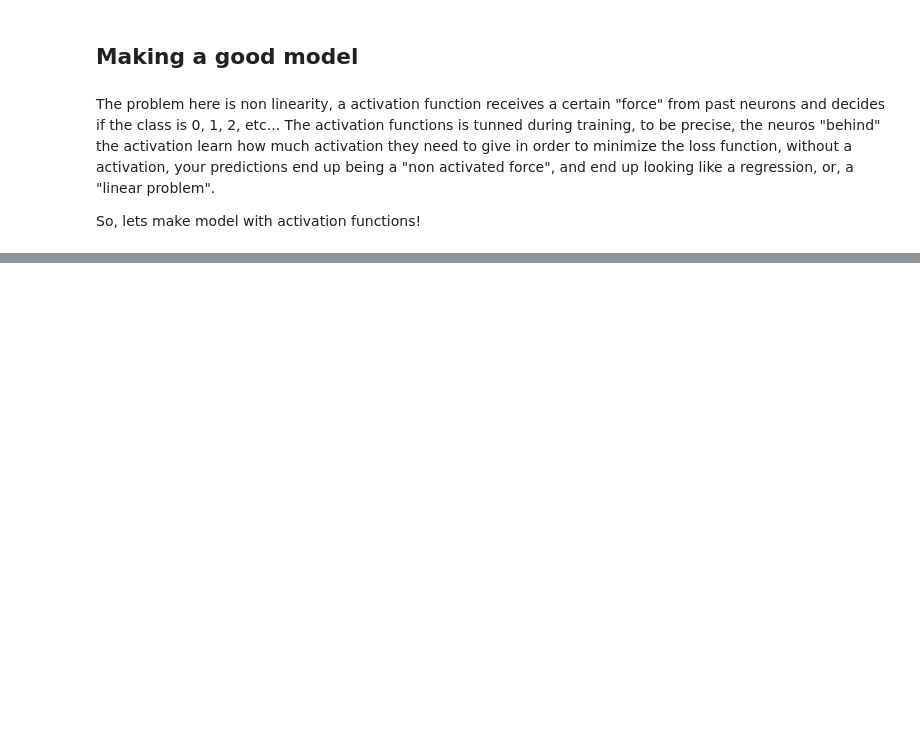
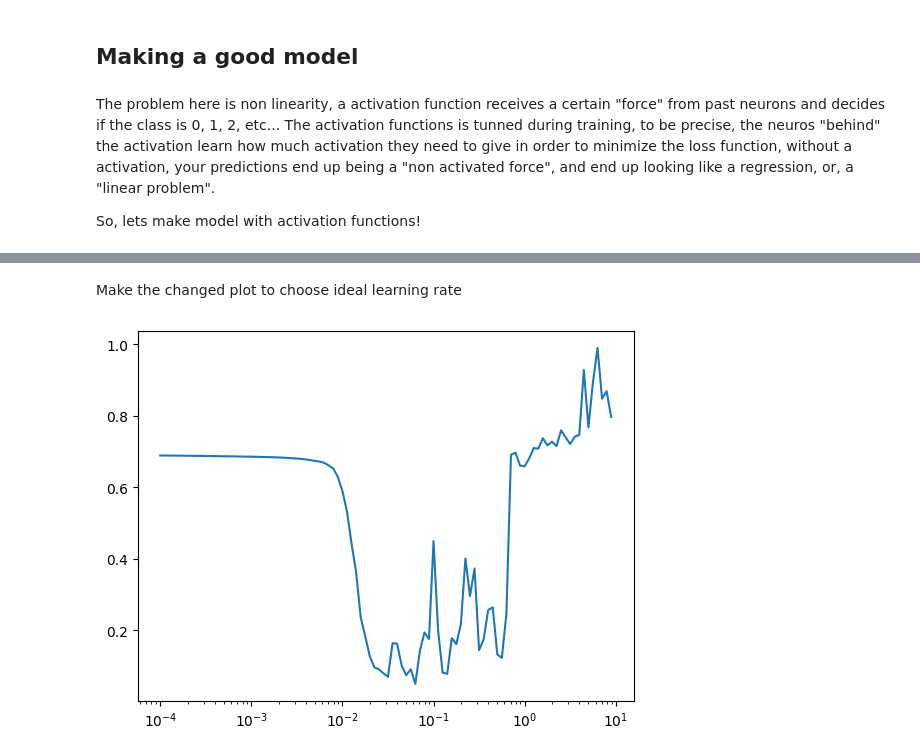
Before and after one commit to PedroCtba/tensorflow-certification-course, a Jupyter notebook: notebooks/02_Classification.ipynb, the cells around one changed output, grey strips where cells are left out. Saved outputs shown, nothing was run; the diff lists cells and outputs as text; code cells hidden in the pictures; blank space fills up the shorter version.

```diff
--- a/notebooks/02_Classification.ipynb
+++ b/notebooks/02_Classification.ipynb
@@ -374,0 +101,20 @@ plt.plot(d);
+# %%
+# Make another model
+model_with_callback = tf.keras.Sequential([
+    tf.keras.layers.Dense(4, activation="relu"),
+    tf.keras.layers.Dense(4, activation="relu"),
+    tf.keras.layers.Dense(1, activation="sigmoid")
+])
+
+# Compile
+model_with_callback.compile(
+    loss="binary_crossentropy",
+    optimizer="Adam",
+    metrics=["accuracy"]
+)
+
+# Add calllback
+lr_callback = tf.keras.callbacks.LearningRateScheduler(lambda epoch: 1e-4 * 10**(epoch/20), verbose=1)
+
+# Fit
+history = model_with_callback.fit(xtr, ytr, epochs=100, callbacks=[lr_callback])
@@ -374,0 +139,10 @@ plt.plot(d);
+# %% [markdown]
+Make the changed plot to choose ideal learning rate
+# %%
+# Transform to dataframe
+history_dataframe = pd.DataFrame(history.history)
+
+# Plot
+plt.semilogx(history_dataframe["lr"], history_dataframe["loss"]);
+# %% [output]
+[figure, added]
```
Also changed, not shown: parts of 83 cells of this notebook.
